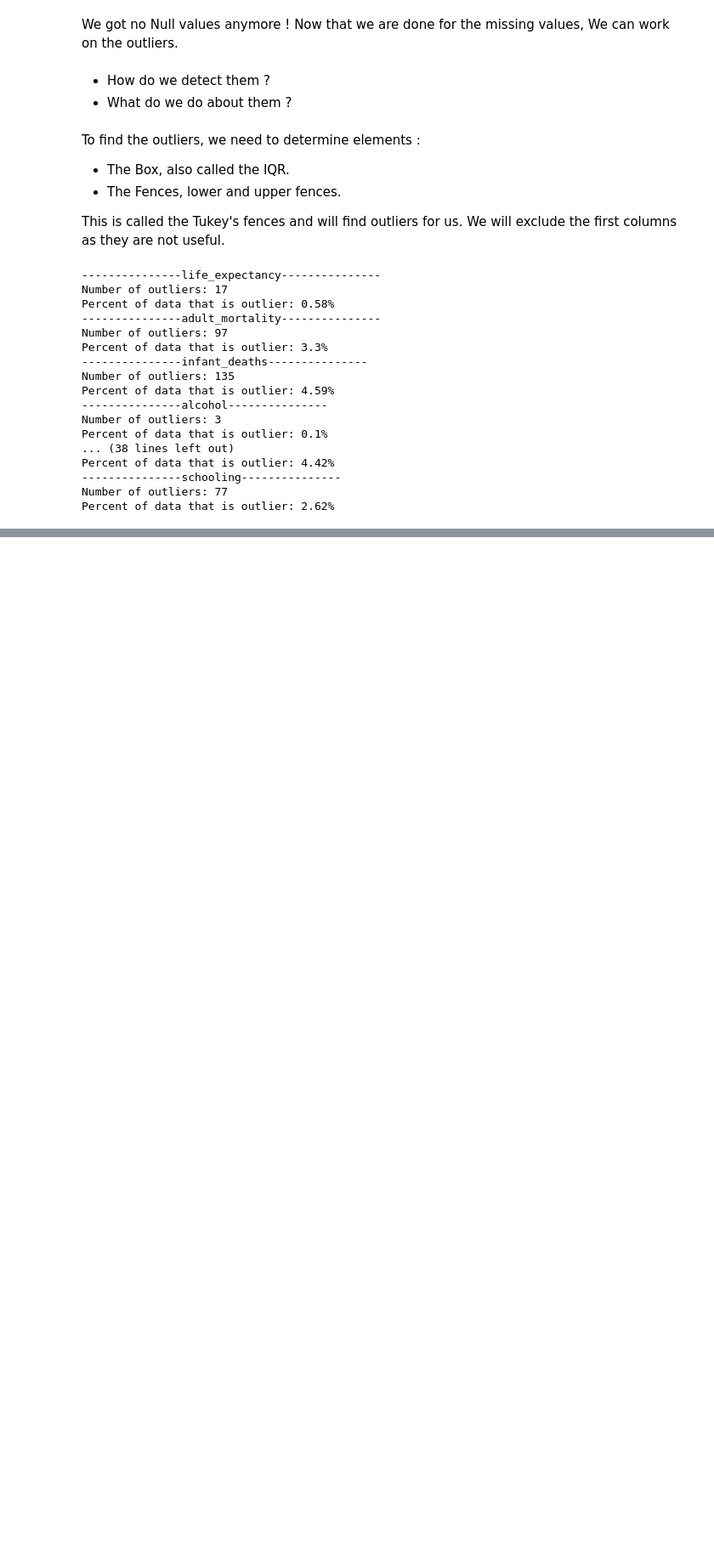
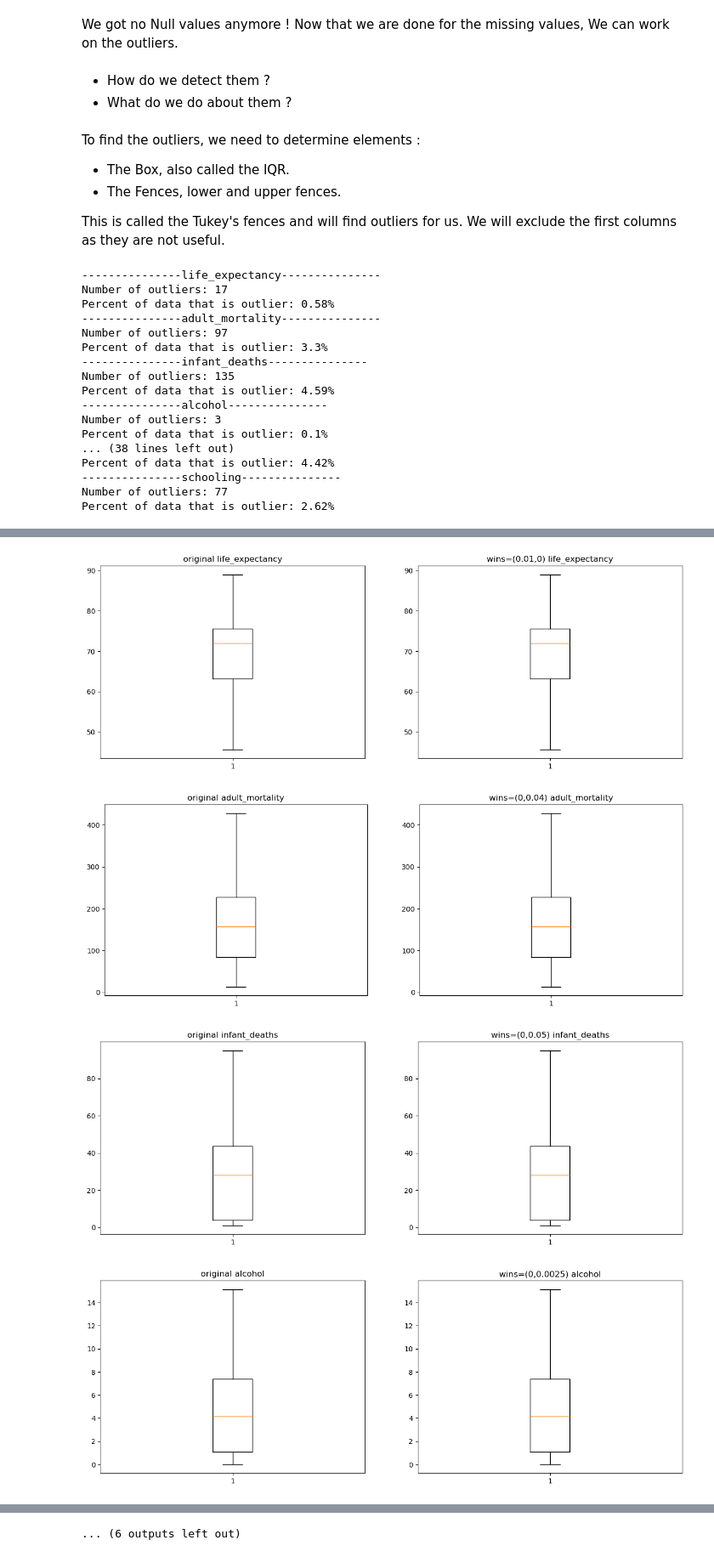
Before and after one commit to axel-achart/dazzle-dash, a Jupyter notebook: analyse.ipynb, the cells around one changed output, grey strips where cells are left out. Shown at 85% size. Saved outputs shown, nothing was run; the diff lists cells and outputs as text; code cells hidden in the pictures; blank space fills up the shorter version.

Commit message:
added data and finished the DT, DA and DV

```diff
--- a/analyse.ipynb
+++ b/analyse.ipynb
@@ -10,5 +12,5 @@ import seaborn as sns
 # %%
-file_path = "C:/Users/Hippolyte_Geslain/Documents/LaPlateforme/B2/Repos/dazzle-dash/data/Life Expectancy Data.csv"
+file_path = "data/Life Expectancy Data.csv"
 df = pd.read_csv(file_path)
 df.head()
 # %% [output]
@@ -228,0 +246,38 @@ We will treat each of the column.
+# %%
+def test_wins(col, lower_limit=0, upper_limit=0, show_plot=True):
+    wins_data = winsorize(df[col], limits=(lower_limit, upper_limit))
+    wins_dict = {}
+    wins_dict[col] = wins_data
+    if show_plot == True:
+        plt.figure(figsize=(15,5))
+        plt.subplot(121)
+        plt.boxplot(df[col])
+        plt.title('original {}'.format(col))
+        plt.subplot(122)
+        plt.boxplot(wins_data)
+        plt.title('wins=({},{}) {}'.format(lower_limit, upper_limit, col))
+        plt.show()
+# %%
+test_wins(cont_vars[0], lower_limit=.01, show_plot=True)
+test_wins(cont_vars[1], upper_limit=.04, show_plot=True)
+test_wins(cont_vars[2], upper_limit=.05, show_plot=True)
+test_wins(cont_vars[3], upper_limit=.0025, show_plot=True)
+test_wins(cont_vars[4], upper_limit=.135, show_plot=True)
+test_wins(cont_vars[5], lower_limit=.1, show_plot=True)
+test_wins(cont_vars[6], upper_limit=.19, show_plot=True)
+test_wins(cont_vars[7], upper_limit=.05, show_plot=True)
+test_wins(cont_vars[8], lower_limit=.1, show_plot=True)
+test_wins(cont_vars[9], upper_limit=.02, show_plot=True)
+test_wins(cont_vars[10], lower_limit=.105, show_plot=True)
+test_wins(cont_vars[11], upper_limit=.185, show_plot=True)
+test_wins(cont_vars[12], upper_limit=.105, show_plot=True)
+test_wins(cont_vars[13], upper_limit=.07, show_plot=True)
+test_wins(cont_vars[14], upper_limit=.035, show_plot=True)
+test_wins(cont_vars[15], upper_limit=.035, show_plot=True)
+test_wins(cont_vars[16], lower_limit=.05, show_plot=True)
+test_wins(cont_vars[17], lower_limit=.025, upper_limit=.005, show_plot=True)
+# %% [output]
+[figure, added]
+[figure, added]
+[figure, added]
+[figure, added]
@@ -228,0 +292 @@ We will treat each of the column.
+... (6 outputs left out)
```
Also changed, not shown: parts of 25 cells of this notebook, 3 other files.
